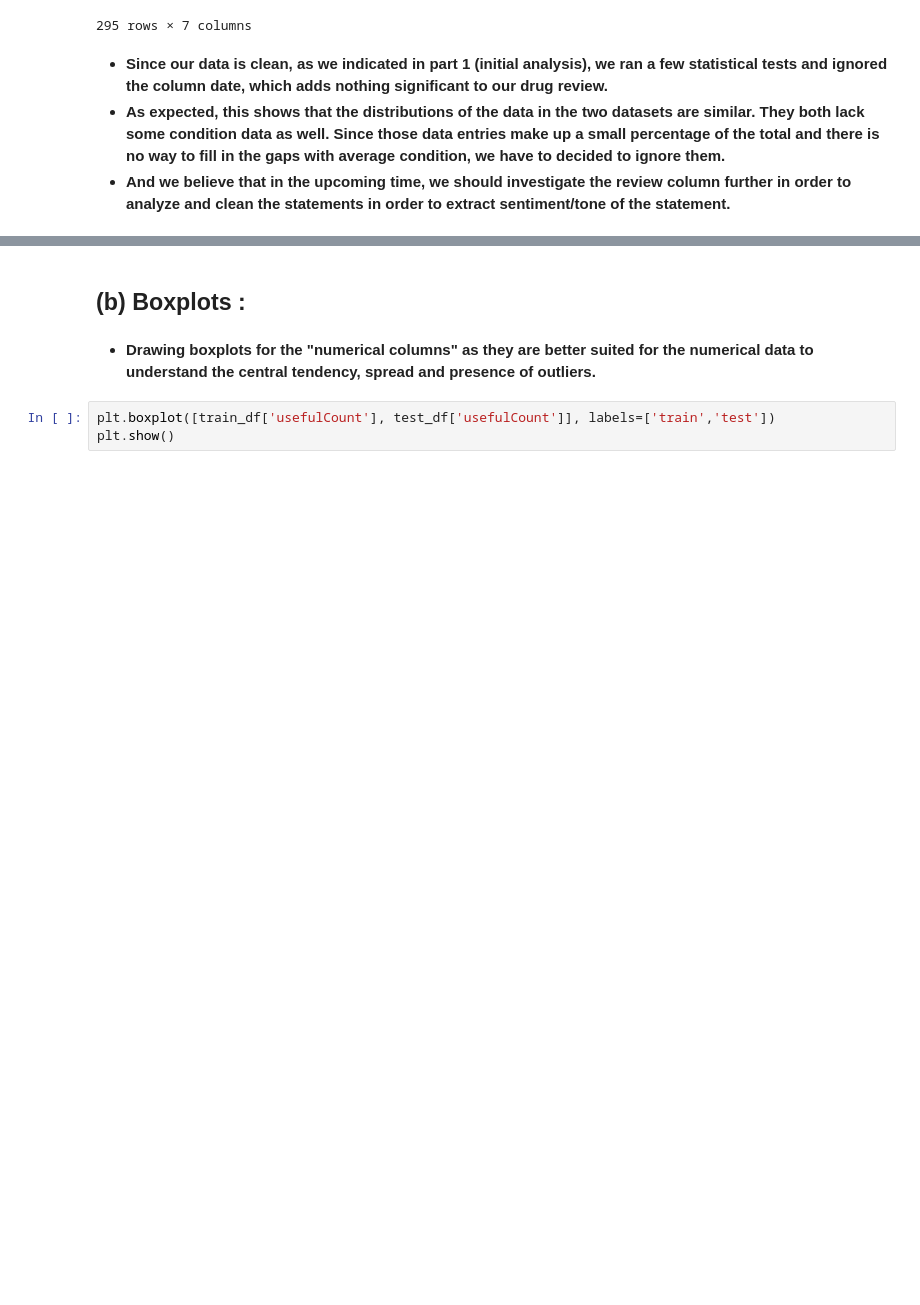
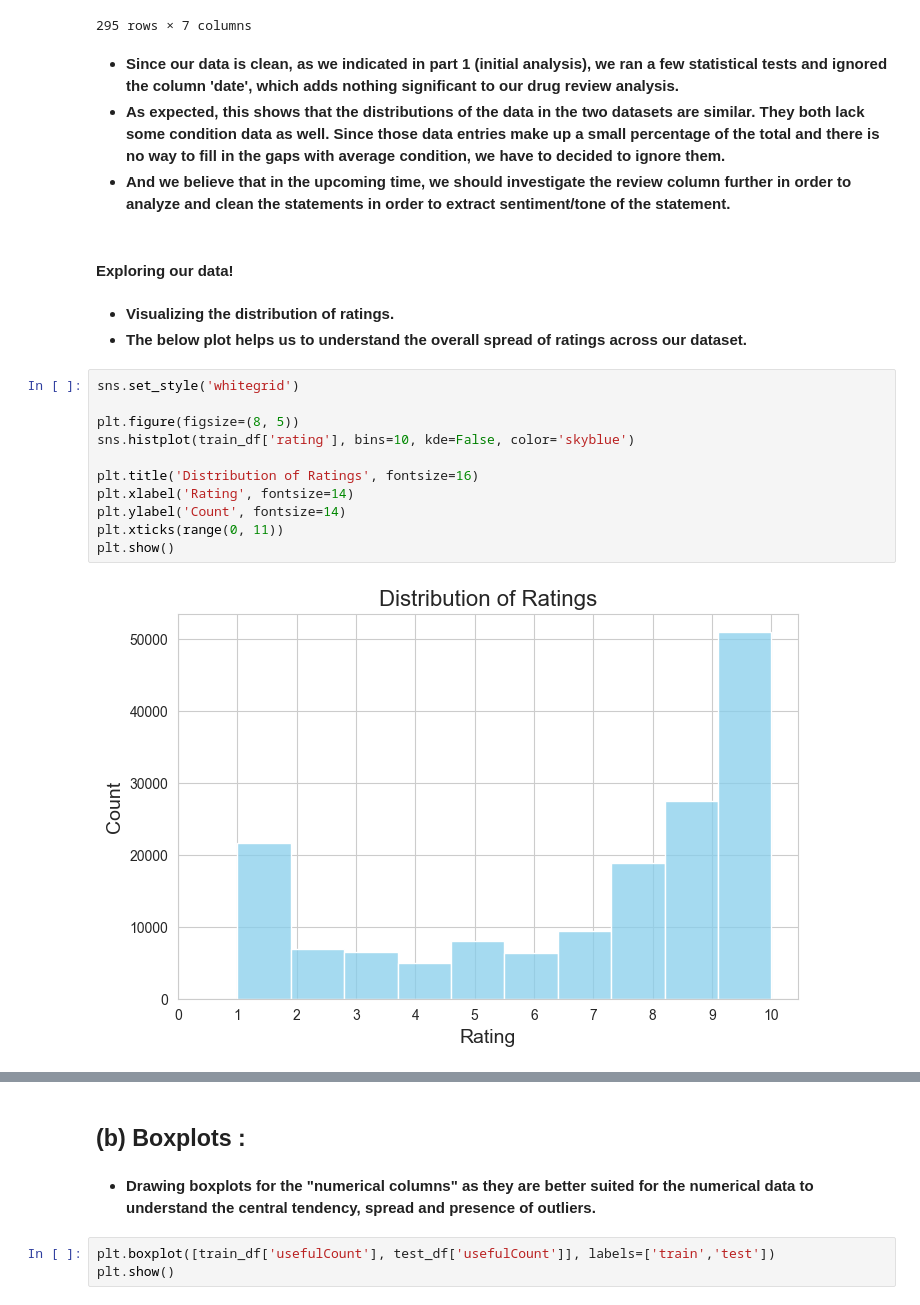
Before and after one commit to rtpn2000/drugReviewAnalysis, a Jupyter notebook: project_part_2_Team_10.ipynb, the cells around one changed output, grey strips where cells are left out. Drawn from its saved outputs; the diff is of its cells as text; blank space fills up the shorter version.

```diff
--- a/project_part_2_Team_10.ipynb
+++ b/project_part_2_Team_10.ipynb
@@ -125,8 +136,26 @@ train_df.loc[train_df['condition'].isna()]
 | 53429 | 162326 | Hyaluronan | NaN | "I am 52 years old and have had p... | 9.0 | October 20, 2011 | 10 |
 295 rows × 7 columns
 # %% [markdown]
-- **Since our data is clean, as we indicated in part 1 (initial analysis), we ran a few statistical tests and ignored the column date, which adds nothing significant to our drug review.**
+- **Since our data is clean, as we indicated in part 1 (initial analysis), we ran a few statistical tests and ignored the column 'date', which adds nothing significant to our drug review analysis.**
 - **As expected, this shows that the distributions of the data in the two datasets are similar. They both lack some condition data as well. Since those data entries make up a small percentage of the total and there is no way to fill in the gaps with average condition, we have to decided to ignore them.**
 - **And we believe that in the upcoming time, we should investigate the review column further in order to analyze and clean the statements in order to extract sentiment/tone of the statement.**
+# %% [markdown]
+#### Exploring our data!
+# %% [markdown]
+- **Visualizing the distribution of ratings.**
+- **The below plot helps us to understand the overall spread of ratings across our dataset.**
+# %%
+sns.set_style('whitegrid')
+
+plt.figure(figsize=(8, 5))
+sns.histplot(train_df['rating'], bins=10, kde=False, color='skyblue')
+
+plt.title('Distribution of Ratings', fontsize=16)
+plt.xlabel('Rating', fontsize=14)
+plt.ylabel('Count', fontsize=14)
+plt.xticks(range(0, 11))
+plt.show()
+# %% [output]
+[figure, added]
 # %% [markdown]
 - **Plotting the top 10 drugs having rating '10'.**
```
Also changed, not shown: parts of 14 cells of this notebook.
